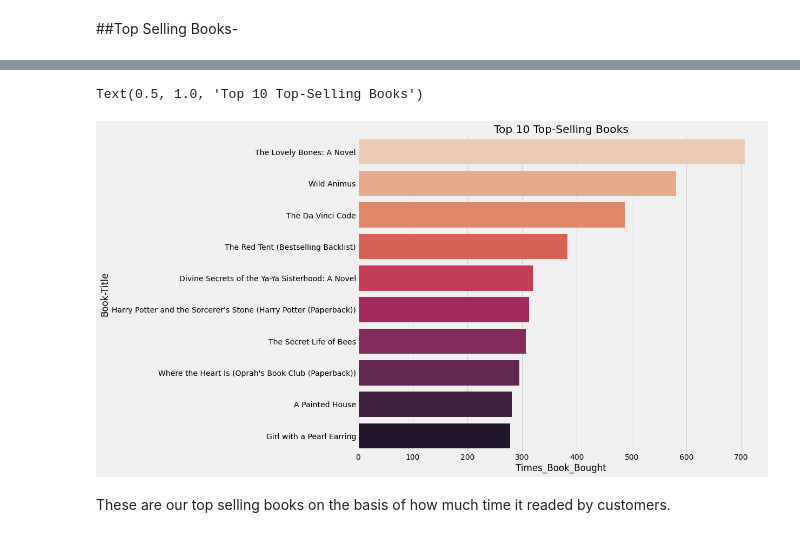
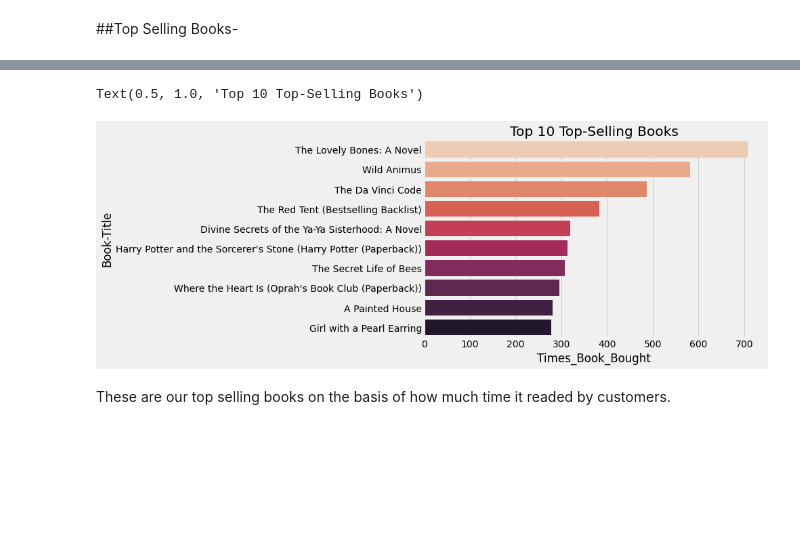
Before and after one commit to bindukovvada/Book-Recommendation-System, a Jupyter notebook: Team_Book_Recommendation_System.ipynb, the cells around one changed output, grey strips where cells are left out. Saved outputs shown, nothing was run; the diff lists cells and outputs as text; code cells hidden in the pictures; blank space fills up the shorter version.

```diff
--- a/Team_Book_Recommendation_System.ipynb
+++ b/Team_Book_Recommendation_System.ipynb
@@ -612,12 +593,12 @@ top_selling_books_summary.head(5)
 # %%
 #countplot for Most read books
 plt.style.use('fivethirtyeight')
-plt.figure(figsize=(12,10))
+plt.figure(figsize=(8,5))
 sns.barplot(y='Book-Title',x='Times_Book_Bought',data=top_selling_books_summary.head(10), palette='rocket_r')
 plt.title('Top 10 Top-Selling Books')
 # %% [output]
 Text(0.5, 1.0, 'Top 10 Top-Selling Books')
-[figure, old version]
+[figure, new version]
 # %% [markdown]
 These are our top selling books on the basis of how much time it readed by customers.
 # %% [markdown]
```
Also changed, not shown: parts of 173 cells of this notebook.
